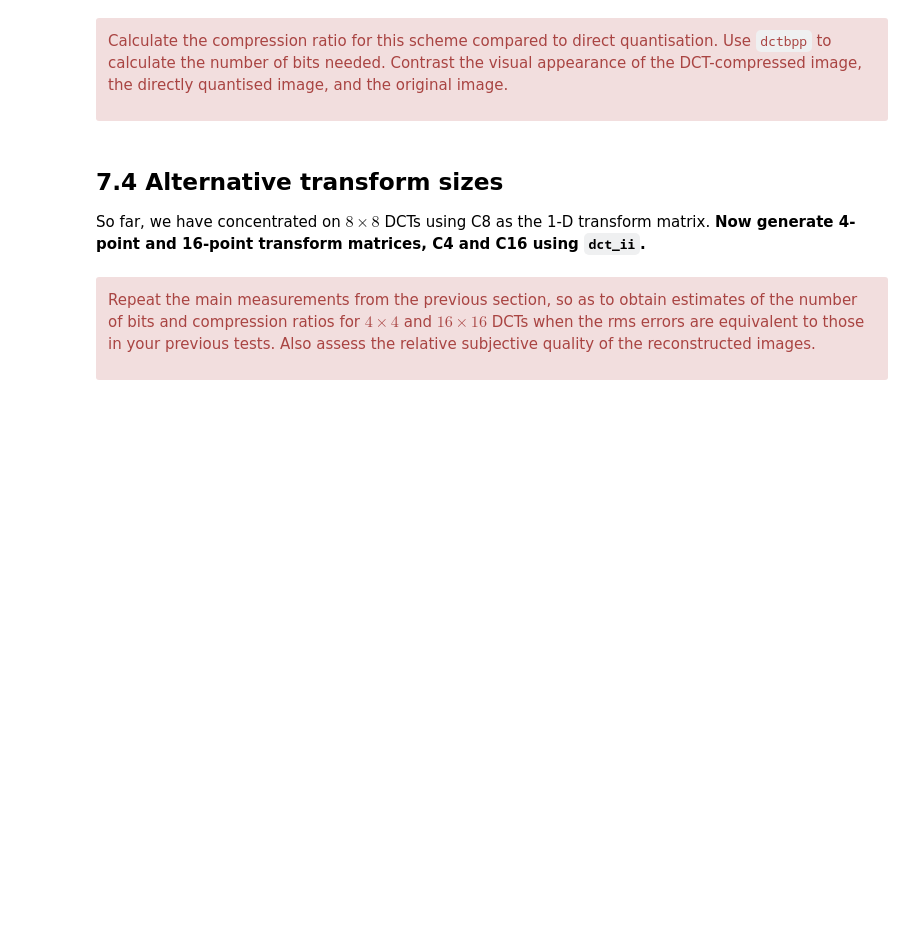
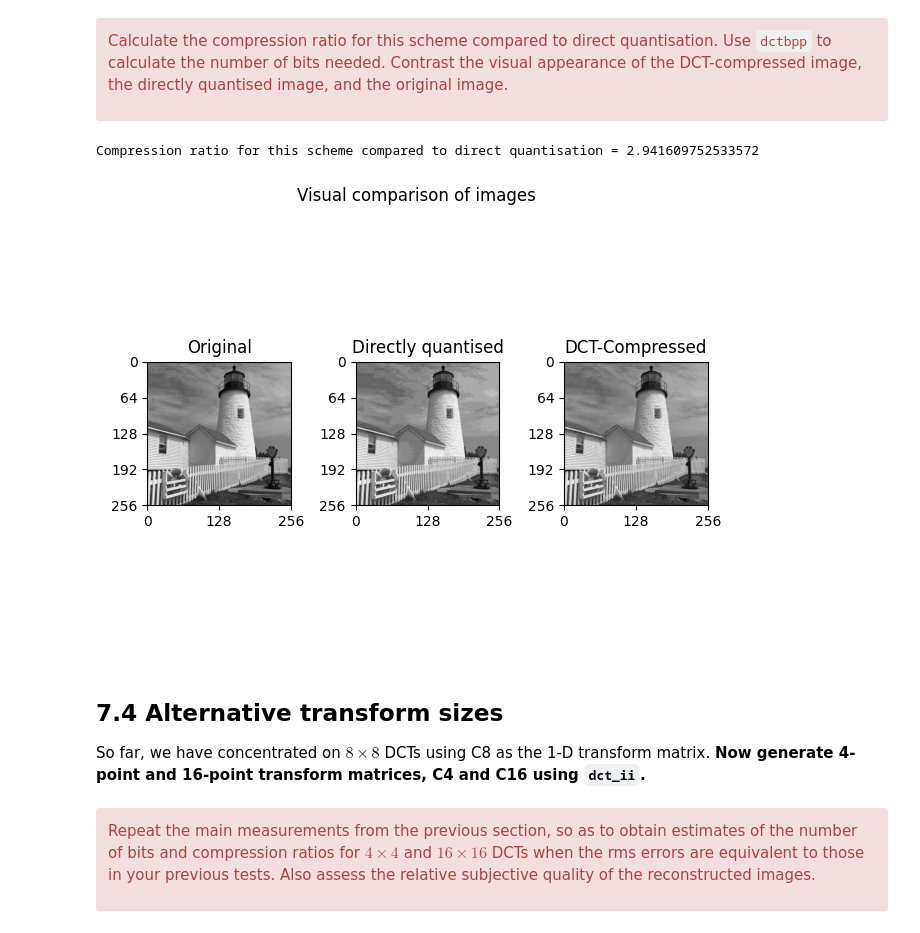
Before and after one commit to a-haber/cued_sf2_lab, a Jupyter notebook: 7-the-discrete-cosine-transform.ipynb, the cells around one changed output. Drawn from its saved outputs; the diff is of its cells as text; code cells hidden in the pictures; blank space fills up the shorter version.

```diff
--- a/7-the-discrete-cosine-transform.ipynb
+++ b/7-the-discrete-cosine-transform.ipynb
@@ -377,3 +465,27 @@ Calculate the compression ratio for this scheme compared to direct quantisation.
+# %%
+# Your code here
+reference_bits = bpp(quantise(X, 17)) * X.size  # bits for direct quantisation
+
+Yq_DCT = quantise(Y, required_step_size)
+Yr_DCT = regroup(Yq_DCT, N) / N
+DCT_bits = dctbpp(Yr_DCT, N)
+compressionratio_DCT = reference_bits / DCT_bits
+
+print("Compression ratio for this scheme compared to direct quantisation =", compressionratio_DCT)
+
+Z_DCT = colxfm(colxfm(Yq_DCT.T, C8.T).T, C8.T)
+fig, axs = plt.subplots(1,3)
+plot_image(X, ax=axs[0])
+plot_image(Xq, ax=axs[1])
+plot_image(Z_DCT, ax=axs[2])
+axs[0].set_title("Original")
+axs[1].set_title("Directly quantised")
+axs[2].set_title("DCT-Compressed")
+fig.suptitle("Visual comparison of images")
+fig.tight_layout();
+# %% [output]
+Compression ratio for this scheme compared to direct quantisation = 2.941609752533572
+[figure, added]
 # %% [markdown]
 
 ## 7.4 Alternative transform sizes
```
Also changed, not shown: parts of 15 cells of this notebook.
